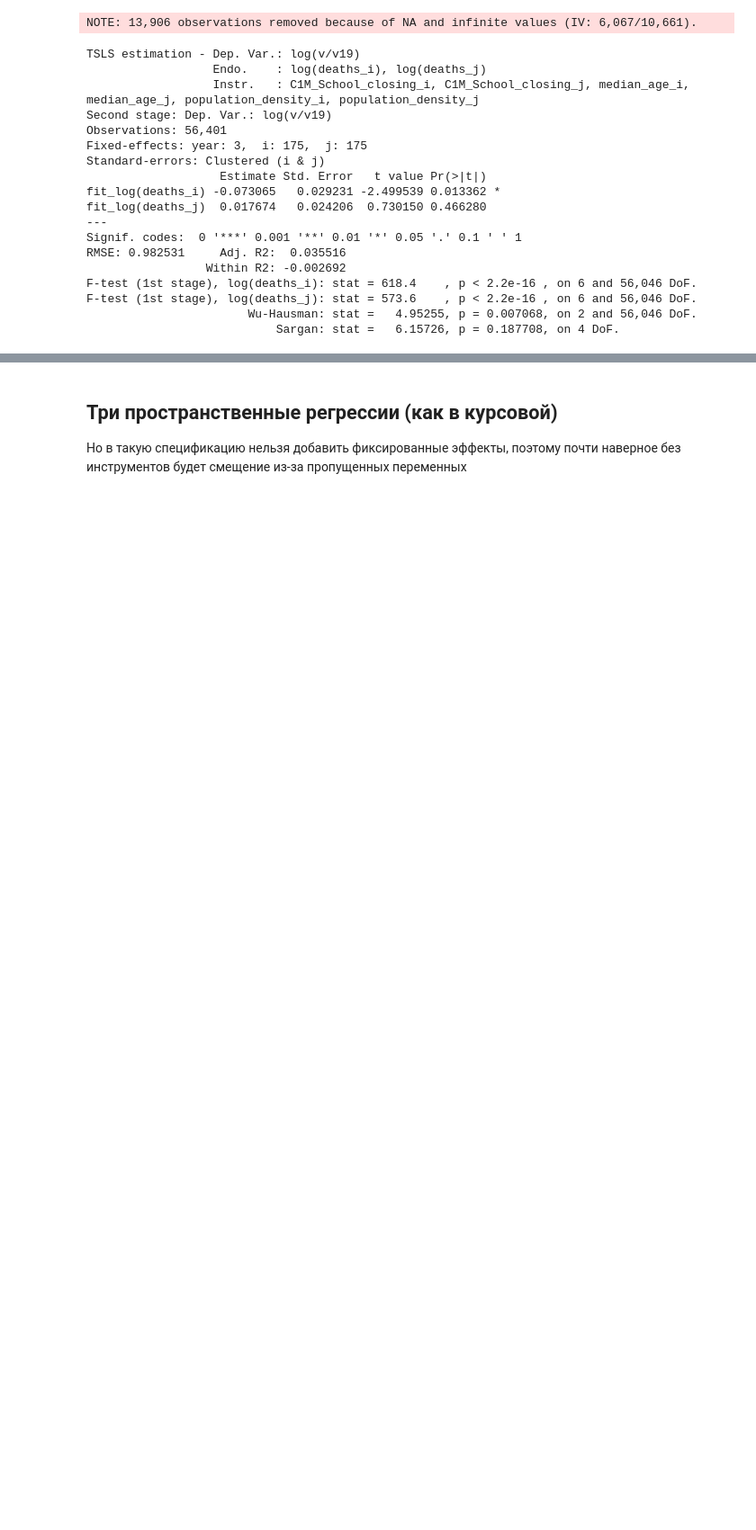
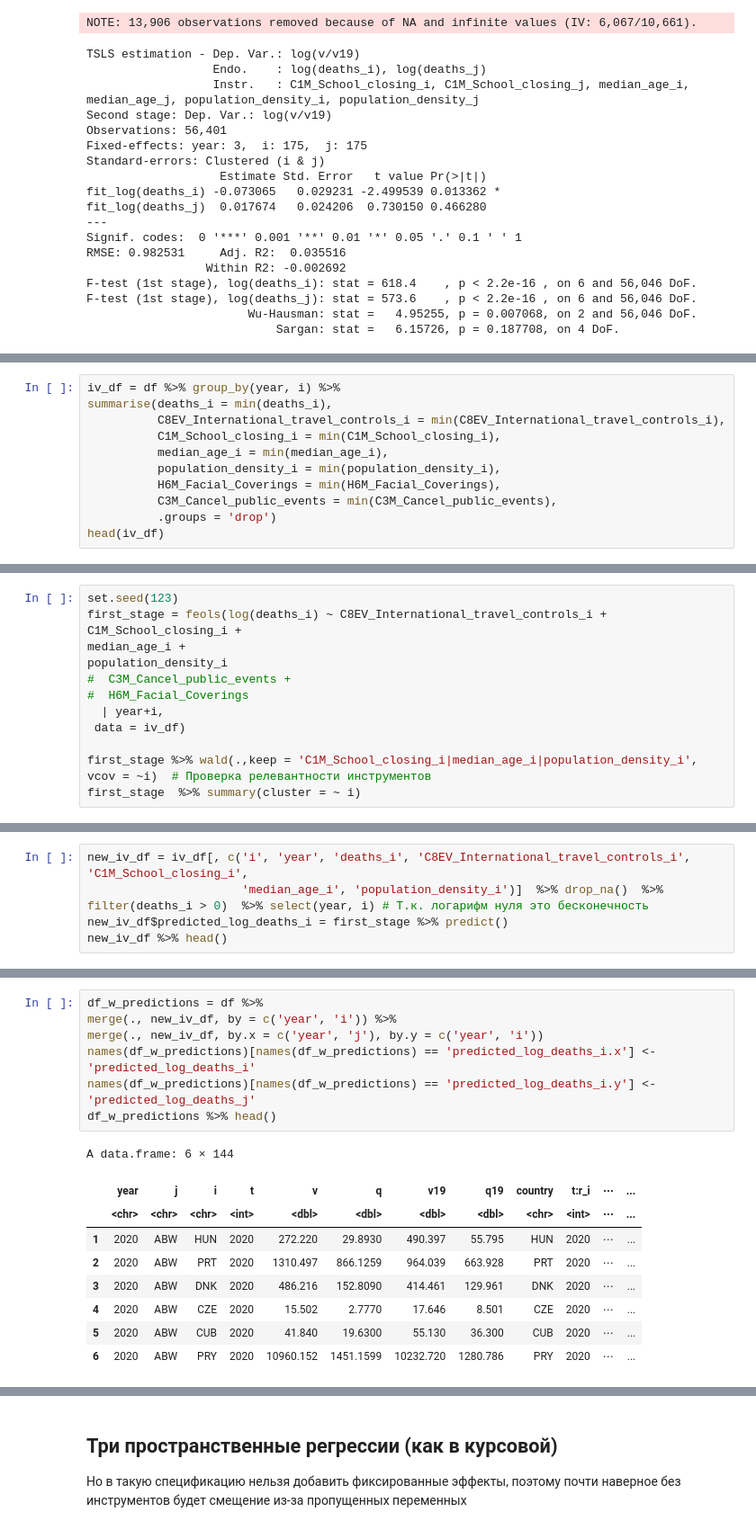
Before and after one commit to xan-d-or/thesis, a Jupyter notebook: analysis/hs0_estimation.ipynb, the cells around one changed output, grey strips where cells are left out. Shown at 90% size. Cells and saved outputs as stored; diff of their text form; blank space fills up the shorter version.

```diff
--- a/analysis/hs0_estimation.ipynb
+++ b/analysis/hs0_estimation.ipynb
@@ -779,0 +780,11 @@ A etable_df: 16 × 7
+# %%
+iv_df = df %>% group_by(year, i) %>%
+summarise(deaths_i = min(deaths_i),
+          C8EV_International_travel_controls_i = min(C8EV_International_travel_controls_i),
+          C1M_School_closing_i = min(C1M_School_closing_i),
+          median_age_i = min(median_age_i),
+          population_density_i = min(population_density_i),
+          H6M_Facial_Coverings = min(H6M_Facial_Coverings),
+          C3M_Cancel_public_events = min(C3M_Cancel_public_events),
+          .groups = 'drop')
+head(iv_df)
@@ -779,0 +801,13 @@ A etable_df: 16 × 7
+# %%
+set.seed(123)
+first_stage = feols(log(deaths_i) ~ C8EV_International_travel_controls_i +
+C1M_School_closing_i +
+median_age_i +
+population_density_i
+#  C3M_Cancel_public_events +
+#  H6M_Facial_Coverings
+  | year+i,
+ data = iv_df)
+
+first_stage %>% wald(.,keep = 'C1M_School_closing_i|median_age_i|population_density_i', vcov = ~i)  # Проверка релевантности инструментов
+first_stage  %>% summary(cluster = ~ i)
@@ -779,0 +836,5 @@ A etable_df: 16 × 7
+# %%
+new_iv_df = iv_df[, c('i', 'year', 'deaths_i', 'C8EV_International_travel_controls_i', 'C1M_School_closing_i',
+                      'median_age_i', 'population_density_i')]  %>% drop_na()  %>% filter(deaths_i > 0)  %>% select(year, i) # Т.к. логарифм нуля это бесконечность
+new_iv_df$predicted_log_deaths_i = first_stage %>% predict()
+new_iv_df %>% head()
@@ -779,0 +851,17 @@ A etable_df: 16 × 7
+# %%
+df_w_predictions = df %>%
+merge(., new_iv_df, by = c('year', 'i')) %>%
+merge(., new_iv_df, by.x = c('year', 'j'), by.y = c('year', 'i'))
+names(df_w_predictions)[names(df_w_predictions) == 'predicted_log_deaths_i.x'] <- 'predicted_log_deaths_i'
+names(df_w_predictions)[names(df_w_predictions) == 'predicted_log_deaths_i.y'] <- 'predicted_log_deaths_j'
+df_w_predictions %>% head()
+# %% [output]
+A data.frame: 6 × 144
+|  | year | j | i | t | v | q | v19 | q19 | country | t:r_i | ⋯ | ... |
+|  | <chr> | <chr> | <chr> | <int> | <dbl> | <dbl> | <dbl> | <dbl> | <chr> | <int> | ⋯ | ... |
+| 1 | 2020 | ABW | HUN | 2020 | 272.220 | 29.8930 | 490.397 | 55.795 | HUN | 2020 | ⋯ | ... |
+| 2 | 2020 | ABW | PRT | 2020 | 1310.497 | 866.1259 | 964.039 | 663.928 | PRT | 2020 | ⋯ | ... |
+| 3 | 2020 | ABW | DNK | 2020 | 486.216 | 152.8090 | 414.461 | 129.961 | DNK | 2020 | ⋯ | ... |
+| 4 | 2020 | ABW | CZE | 2020 | 15.502 | 2.7770 | 17.646 | 8.501 | CZE | 2020 | ⋯ | ... |
+| 5 | 2020 | ABW | CUB | 2020 | 41.840 | 19.6300 | 55.130 | 36.300 | CUB | 2020 | ⋯ | ... |
+| 6 | 2020 | ABW | PRY | 2020 | 10960.152 | 1451.1599 | 10232.720 | 1280.786 | PRY | 2020 | ⋯ | ... |
```
Also changed, not shown: parts of 8 cells of this notebook, 1 other file.
